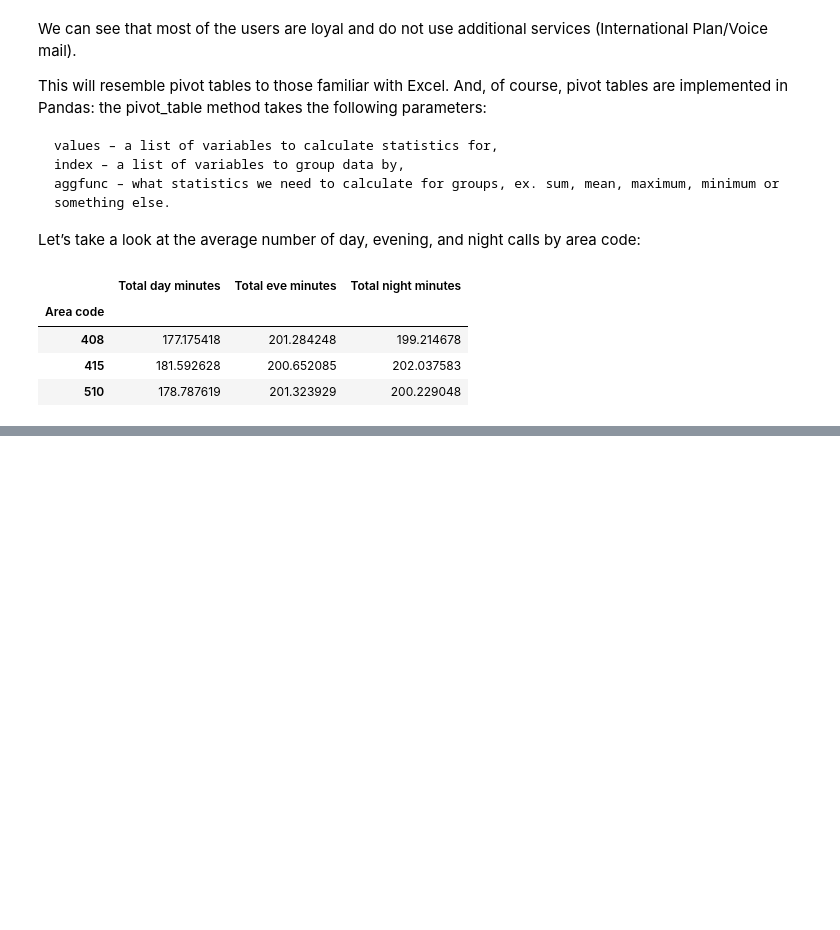
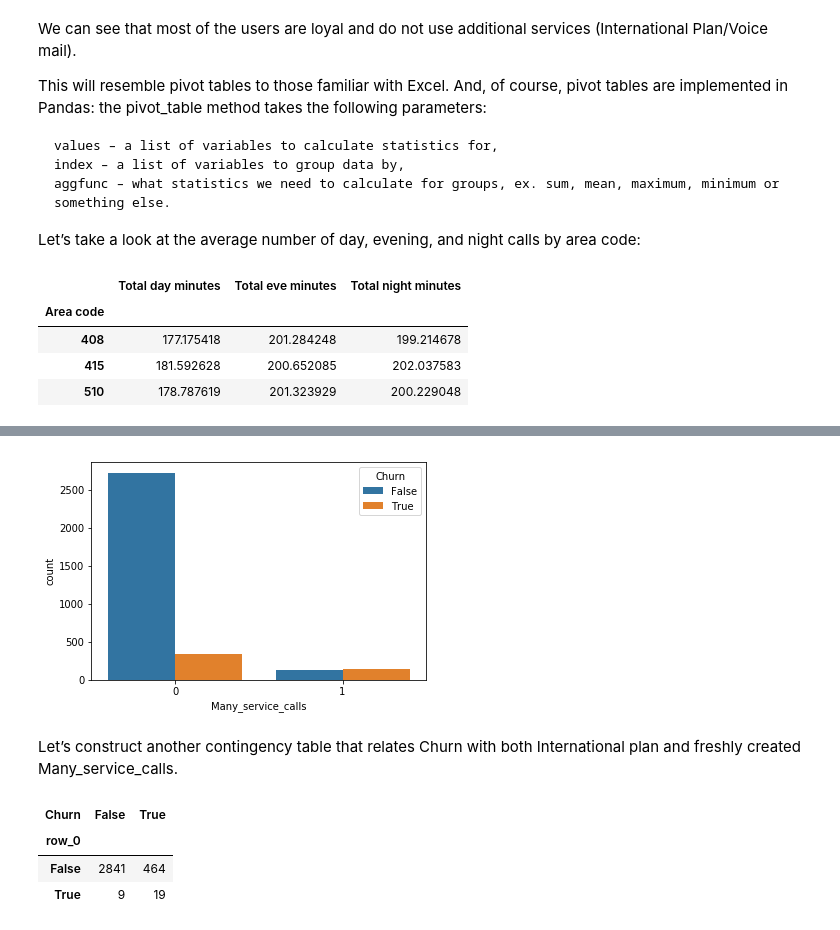
Before and after one commit to udohsolomon/My_python_deliberate_practice, a Jupyter notebook: Python Deliberate Practice Day7 - Churn prediction.ipynb, the cells around one changed output, grey strips where cells are left out. Drawn from its saved outputs; the diff is of its cells as text; code cells hidden in the pictures; blank space fills up the shorter version.

```diff
--- a/Python Deliberate Practice Day7 - Churn prediction.ipynb
+++ b/Python Deliberate Practice Day7 - Churn prediction.ipynb
@@ -416,0 +519,4 @@ df.pivot_table(['Total day minutes', 'Total eve minutes',
+# %%
+df['Many_service_calls'] = (df['Customer service calls'] > 3).astype('int')
+
+pd.crosstab(df['Many_service_calls'], df['Churn'], margins=True)
@@ -416,0 +529,13 @@ df.pivot_table(['Total day minutes', 'Total eve minutes',
+# %%
+sns.countplot(x='Many_service_calls', hue='Churn', data=df);
+# %% [output]
+[figure, added]
+# %% [markdown]
+Let’s construct another contingency table that relates Churn with both International plan and freshly created Many_service_calls.
+# %%
+pd.crosstab(df['Many_service_calls'] & df['International plan'] , df['Churn'])
+# %% [output]
+| Churn | False | True |
+| row_0 |  |  |
+| False | 2841 | 464 |
+| True | 9 | 19 |
```
Also changed, not shown: parts of 23 cells of this notebook.
